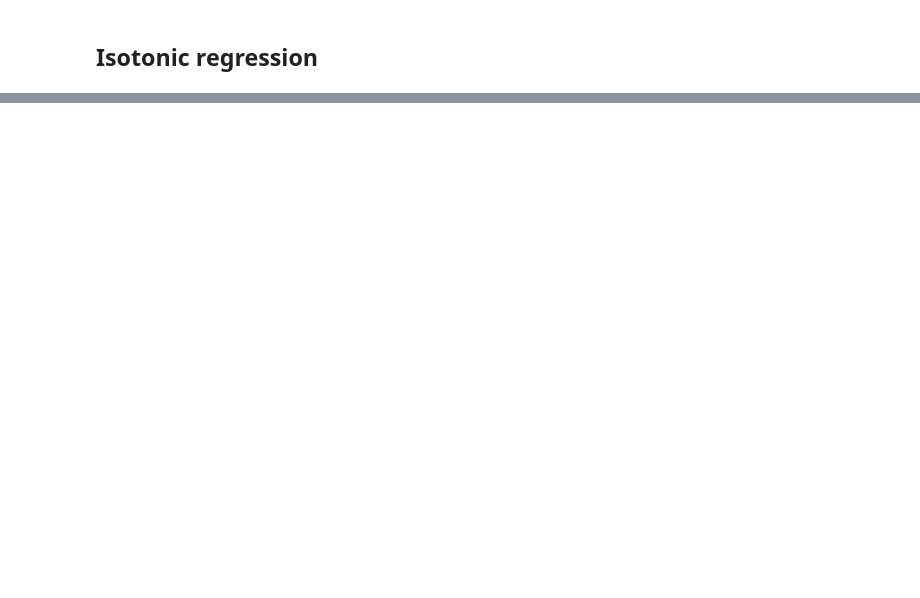
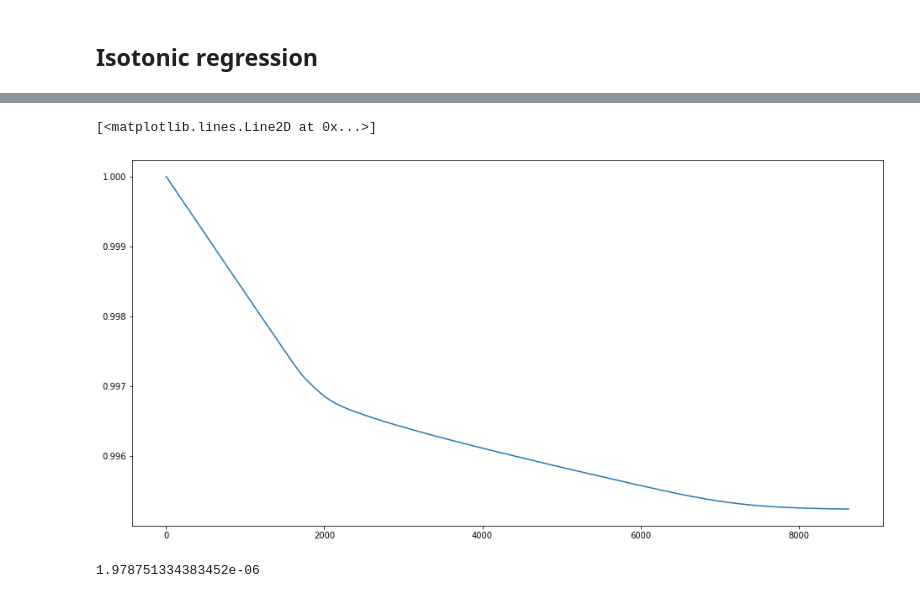
Before and after one commit to roksikonja/dslab_virgo_tsi, a Jupyter notebook: exponential_decay.ipynb, the cells around one changed output, grey strips where cells are left out. Saved outputs shown, nothing was run; the diff lists cells and outputs as text; code cells hidden in the pictures; blank space fills up the shorter version.

```diff
--- a/exponential_decay.ipynb
+++ b/exponential_decay.ipynb
@@ -66,0 +57,2 @@ ValueError: all input arrays must have the same shape
+# %%
+y=np.concatenate(np.)
@@ -428,0 +349,21 @@ array([4, 5, 6, 7])
+# %%
+max_time = X.ravel()[-1]
+time = np.linspace(0, max_time, 999)
+y1 = ir.predict(time)
+# %%
+n = len(y1)
+
+model = gr.Model("qp")
+mu = model.addVars(n, lb=-gr.GRB.INFINITY, vtype=gr.GRB.CONTINUOUS)
+model.addConstrs(mu[j+1] <= mu[j] for j in range(n-1))
+model.addConstrs(mu[j] <= 1 for j in range(n))
+model.addConstrs(mu[j-1] + mu[j+1] >= 2* mu[j] for j in range(1, n-1))
+obj = gr.QuadExpr()
+
+for i in range(n):
+    obj += (mu[i] - y1[i]) * (mu[i] - y1[i])
+for i in range(n-1):
+    obj += (mu[i+1]- mu[i]) * (mu[i+1]- mu[i])
+
+model.setObjective(obj, gr.GRB.MINIMIZE)
+model.optimize()
@@ -428,0 +388,8 @@ array([4, 5, 6, 7])
+# %%
+x1 = np.array(list((map(lambda x: x.X, model.getVars()))))
+# %%
+plt.figure(5, figsize=(16, 8))
+plt.plot(time, x1)
+# %% [output]
+[<matplotlib.lines.Line2D at 0x...>]
+[figure, added]
@@ -428,0 +412,4 @@ array([4, 5, 6, 7])
+# %%
+model.solve(solver=cp.ECOS_BB)
+# %% [output]
+1.978751334383452e-06
```
Also changed, not shown: parts of 29 cells of this notebook, 2 other files.
